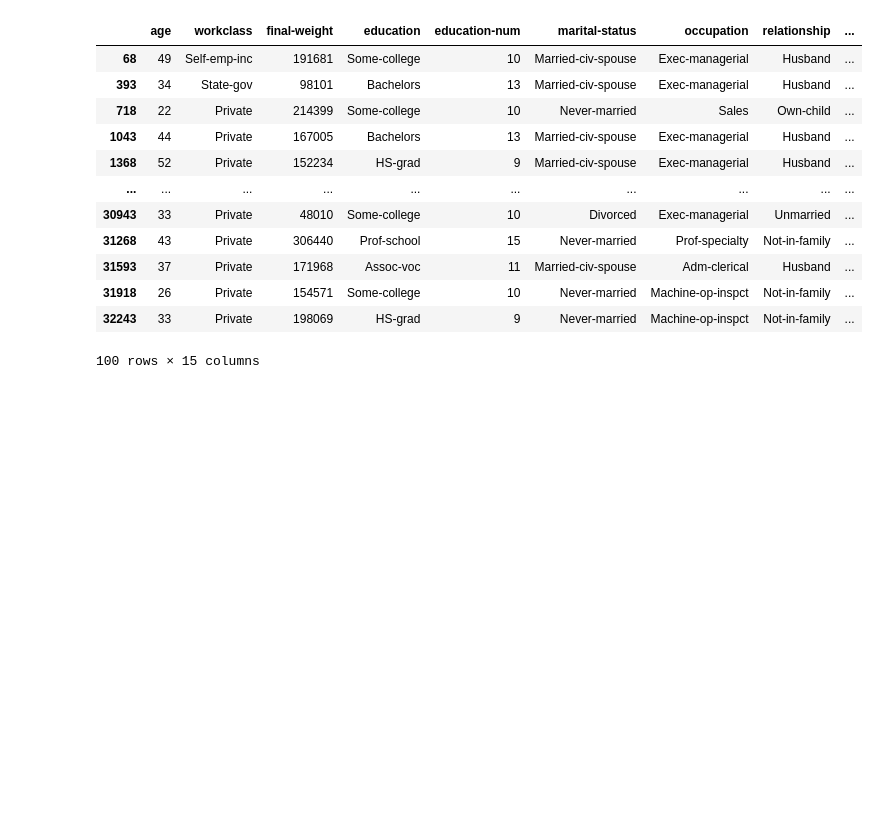
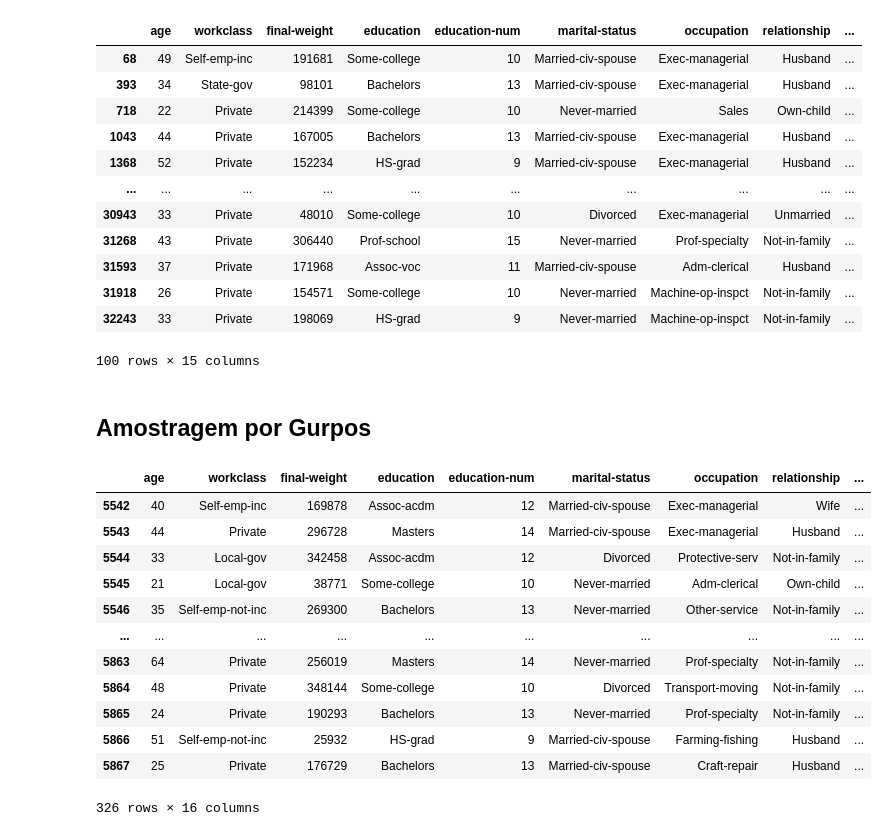
Before and after one commit to michelprosite/Estat-stica-para-Ci-ncia-de-Dados-e-Machine-Learning, a Jupyter notebook: amostragem.ipynb, the cells around one changed output. Cells and saved outputs as stored; diff of their text form; code cells hidden in the pictures; blank space fills up the shorter version.

Commit message:
Amostra agrupada

```diff
--- a/amostragem.ipynb
+++ b/amostragem.ipynb
@@ -97,3 +97,39 @@ df_amostragem_sistematica
 | 31918 | 26 | Private | 154571 | Some-college | 10 | Never-married | Machine-op-inspct | Not-in-family | ... |
 | 32243 | 33 | Private | 198069 | HS-grad | 9 | Never-married | Machine-op-inspct | Not-in-family | ... |
 100 rows × 15 columns
+# %% [markdown]
+## Amostragem por Gurpos
+# %%
+def amostragem_agrupamento(dataset, numero_grupos):
+    intervalo = len(dataset) / numero_grupos
+    grupos = []
+    id_grupo = 0
+    contagem = 0
+    for _ in dataset.iterrows():
+        grupos.append(id_grupo)
+        contagem += 1
+        if contagem > intervalo:
+            contagem = 0
+            id_grupo += 1
+
+    dataset['grupo'] = grupos
+    random.seed(1)
+    grupo_selecionado = random.randint(0, numero_grupos)
+    return dataset[dataset['grupo'] == grupo_selecionado]
+# %%
+df_amostragem_agrupamento = amostragem_agrupamento(dataset, 100)
+df_amostragem_agrupamento
+# %% [output]
+|  | age | workclass | final-weight | education | education-num | marital-status | occupation | relationship | ... |
+| 5542 | 40 | Self-emp-inc | 169878 | Assoc-acdm | 12 | Married-civ-spouse | Exec-managerial | Wife | ... |
+| 5543 | 44 | Private | 296728 | Masters | 14 | Married-civ-spouse | Exec-managerial | Husband | ... |
+| 5544 | 33 | Local-gov | 342458 | Assoc-acdm | 12 | Divorced | Protective-serv | Not-in-family | ... |
+| 5545 | 21 | Local-gov | 38771 | Some-college | 10 | Never-married | Adm-clerical | Own-child | ... |
+| 5546 | 35 | Self-emp-not-inc | 269300 | Bachelors | 13 | Never-married | Other-service | Not-in-family | ... |
+| ... | ... | ... | ... | ... | ... | ... | ... | ... | ... |
+| 5863 | 64 | Private | 256019 | Masters | 14 | Never-married | Prof-specialty | Not-in-family | ... |
+| 5864 | 48 | Private | 348144 | Some-college | 10 | Divorced | Transport-moving | Not-in-family | ... |
+| 5865 | 24 | Private | 190293 | Bachelors | 13 | Never-married | Prof-specialty | Not-in-family | ... |
+| 5866 | 51 | Self-emp-not-inc | 25932 | HS-grad | 9 | Married-civ-spouse | Farming-fishing | Husband | ... |
+| 5867 | 25 | Private | 176729 | Bachelors | 13 | Married-civ-spouse | Craft-repair | Husband | ... |
+326 rows × 16 columns
```
